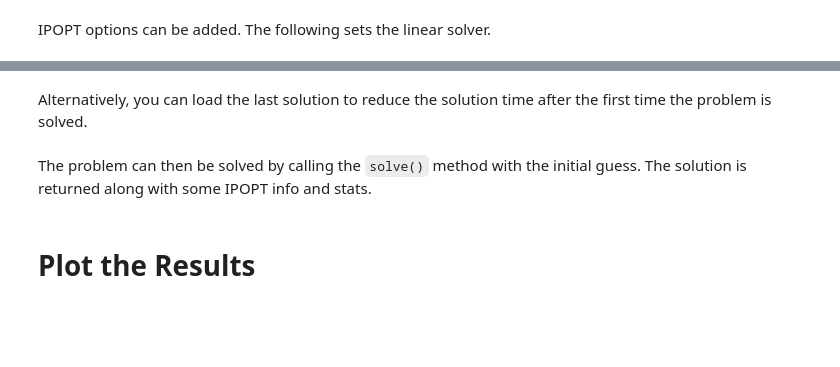
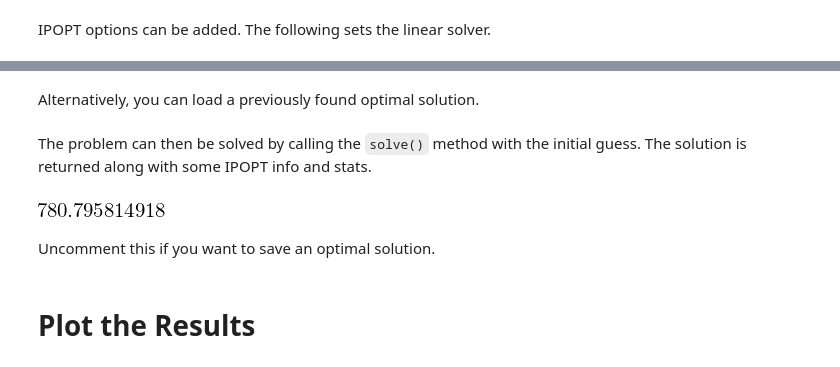
Before and after one commit to csu-hmc/ISBTGCS2015, a Jupyter notebook: demo/Double Pendulum Swing Up.ipynb, the cells around one changed output, grey strips where cells are left out. Cells and saved outputs as stored; diff of their text form; code cells hidden in the pictures; blank space fills up the shorter version.

```diff
--- a/demo/Double Pendulum Swing Up.ipynb
+++ b/demo/Double Pendulum Swing Up.ipynb
@@ -153,9 +153,15 @@ initial_guess = np.zeros(prob.num_free)
-# %% [markdown]
-Alternatively, you can load the last solution to reduce the solution time after the first time the problem is solved.
+# %% [markdown]
+Alternatively, you can load a previously found optimal solution.
 # %%
 #initial_guess = np.load('dp-solution.npy')
 # %% [markdown]
 The problem can then be solved by calling the `solve()` method with the initial guess. The solution is returned along with some IPOPT info and stats.
 # %%
 solution, info = prob.solve(initial_guess)
+# %%
+prob.obj(solution)
+# %% [output]
+[figure, added]
+# %% [markdown]
+Uncomment this if you want to save an optimal solution.
 # %%
```
Also changed, not shown: parts of 6 cells of this notebook, 2 other files.
